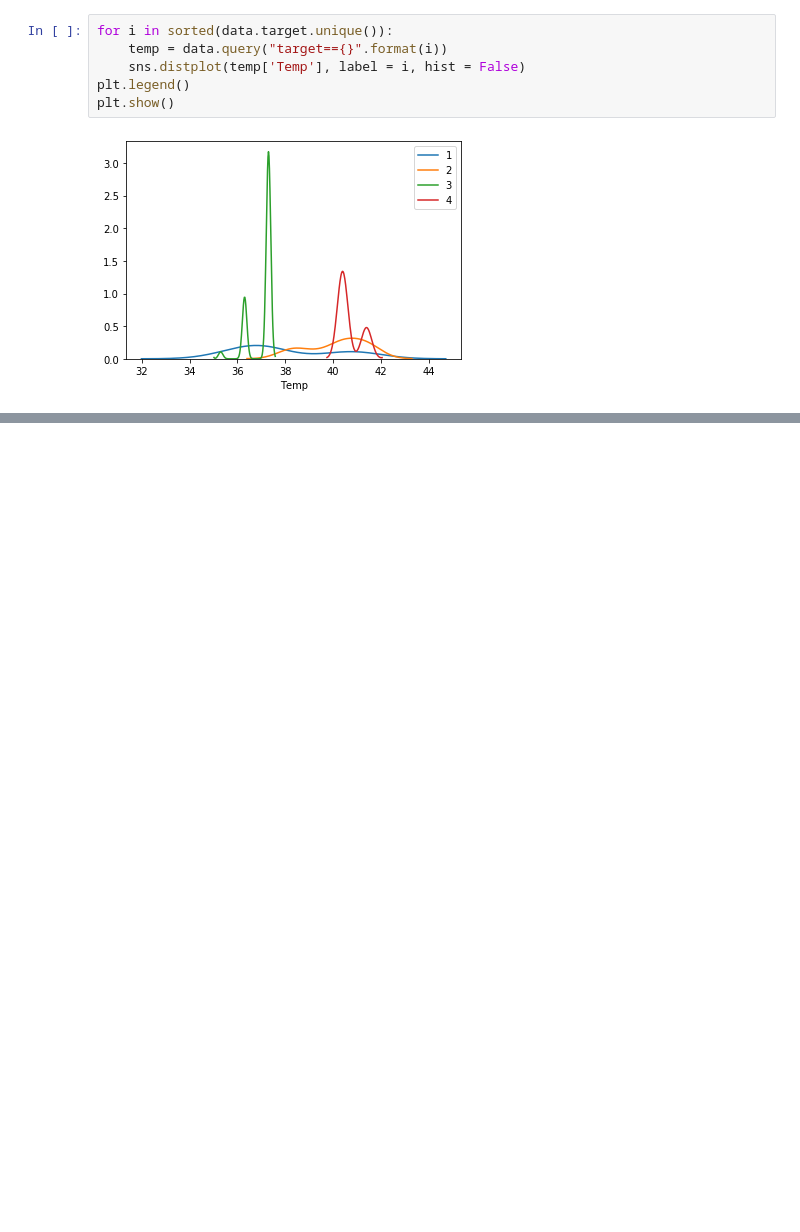
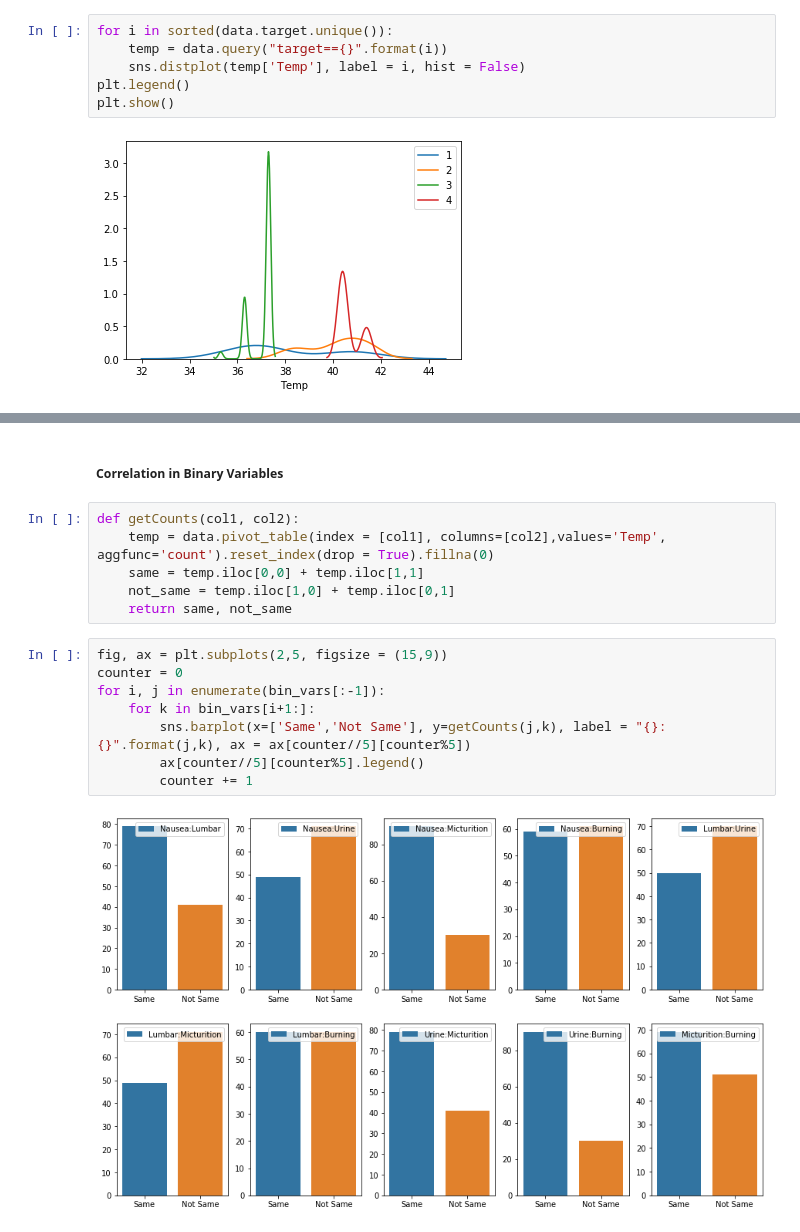
Before and after one commit to harshalshah162/UCR_Codes, a Jupyter notebook: AccutedataProject.ipynb, the cells around one changed output, grey strips where cells are left out. Cells and saved outputs as stored; diff of their text form; blank space fills up the shorter version.

```diff
--- a/AccutedataProject.ipynb
+++ b/AccutedataProject.ipynb
@@ -85,0 +104,18 @@ Above Chart shows Target 3 and $ can be delineated by Temprature vairiable, whil
+# %% [markdown]
+##### Correlation in Binary Variables
+# %%
+def getCounts(col1, col2):
+    temp = data.pivot_table(index = [col1], columns=[col2],values='Temp',  aggfunc='count').reset_index(drop = True).fillna(0)
+    same = temp.iloc[0,0] + temp.iloc[1,1]
+    not_same = temp.iloc[1,0] + temp.iloc[0,1]
+    return same, not_same
+# %%
+fig, ax = plt.subplots(2,5, figsize = (15,9))
+counter = 0
+for i, j in enumerate(bin_vars[:-1]):
+    for k in bin_vars[i+1:]:
+        sns.barplot(x=['Same','Not Same'], y=getCounts(j,k), label = "{}:{}".format(j,k), ax = ax[counter//5][counter%5])
+        ax[counter//5][counter%5].legend()
+        counter += 1
+# %% [output]
+[figure, added]
```
Also changed, not shown: parts of 6 cells of this notebook.
